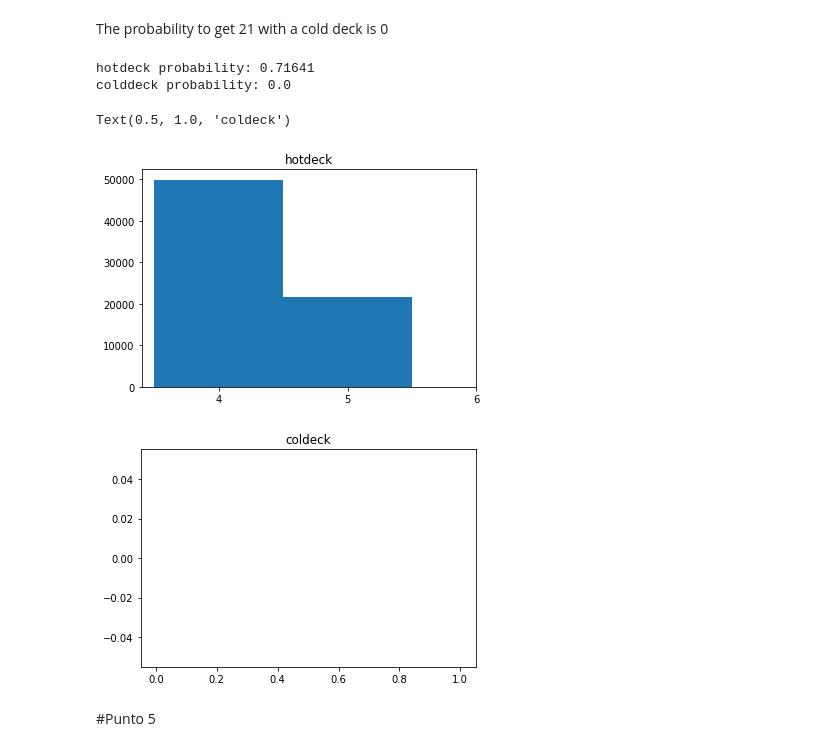
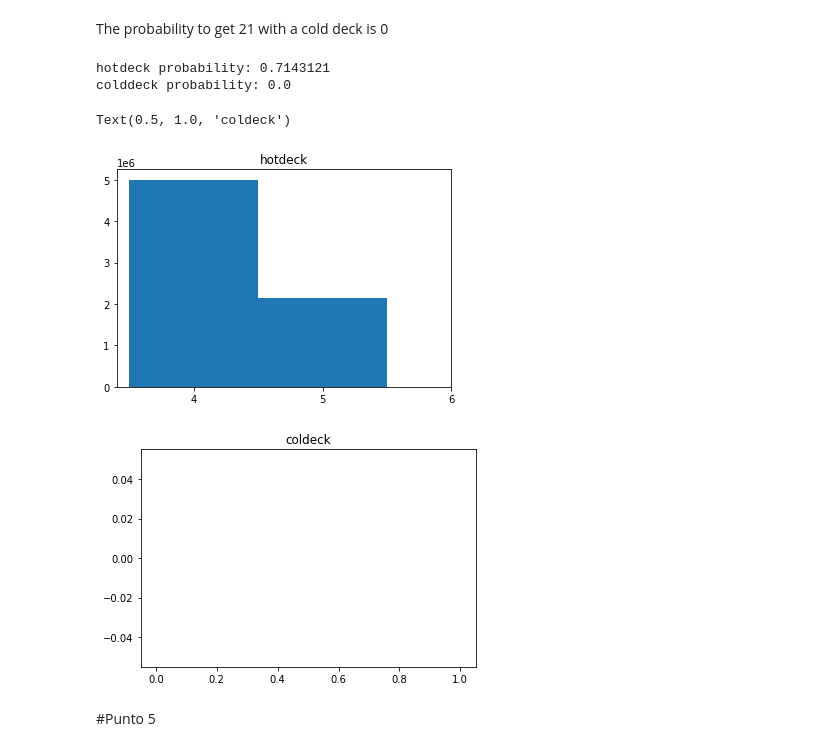
Before and after one commit to santiagoavilaunal/MetNumUN2020II, a Jupyter notebook: lab4/21BlackjackGrClass1StGrooup10.ipynb.ipynb, the cells around one changed output. Drawn from its saved outputs; the diff is of its cells as text; code cells hidden in the pictures.

```diff
--- a/lab4/21BlackjackGrClass1StGrooup10.ipynb.ipynb
+++ b/lab4/21BlackjackGrClass1StGrooup10.ipynb.ipynb
@@ -21,13 +21,12 @@ poker_deck_52 = [1,2,3,4,5,6,7,8,9,10,11,12,13,1,2,3,4,5,6,7,8,9,10,11,12,13,1,2
 #baraja poker modificada
 poker_deck_52_1 = [1,2,3,4,5,6,7,8,9,10,10,10,10,1,2,3,4,5,6,7,8,9,10,10,10,10,1,2,3,4,5,6,7,8,9,10,10,10,10,1,2,3,4,5,6,7,8,9,10,10,10,10]
 
-n = 100000
+n = 10000000
 
 
 #calcular la probabilidad de hacer 21 en n intentos con la baraja "cartas", si prnt es verdadero, imprime el resultado con el nombre "name". De lo contrario retorna la probabilidad
 def prob_21(cartas, n, name, prnt):
     prb = 0
-    j = 0
 
     for i in range(n):
         sum = 0
@@ -36,7 +35,6 @@ def prob_21(cartas, n, name, prnt):
             num = r.choice(brj)
             sum += num
             brj.remove(num)
-            j += 1
 
         prb += 1 if sum == 21 else 0
 
@@ -47,7 +45,5 @@ def prob_21(cartas, n, name, prnt):
 
 
 prob_21(spanish_deck_48, n,   "spanish_deck_48  ", True)
-prob_21(spanish_deck_40_1, n, "spanish_deck_40_1", True)
 prob_21(poker_deck_52, n,     "poker_deck_52    ", True)
-prob_21(poker_deck_52_1, n,   "poker_deck_52_1  ", True)
 # %% [output]
@@ -61,7 +55,6 @@ poker_deck_52_1   : 14162 de 100000 = 0.14162
 #calcular la probabilidad de hacer 21 en n intentos con la baraja "cartas", y las cartas "act", en la mano
 def prob_21_s(cartas, n, act):
     prb = 0
-    j = 0
 
     n_cartas = []
 
@@ -74,7 +67,6 @@ def prob_21_s(cartas, n, act):
             sum += num
             nums.append(num)
             brj.remove(num)
-            j += 1
 
         if sum == 21:
             prb += 1
@@ -86,3 +78,6 @@ prb_21_spanish_48 = prob_21_s(spanish_deck_48, n, [])
 prb_21_spanish_40_1 = prob_21_s(spanish_deck_40_1, n, [])
 prb_21_poker = prob_21_s(poker_deck_52, n, [])
 prb_21_poker_1 = prob_21_s(poker_deck_52_1, n, [])
+
+prob_21(spanish_deck_40_1, n, "spanish_deck_40_1", True)
+prob_21(poker_deck_52_1, n,   "poker_deck_52_1  ", True)
@@ -221,43 +210,30 @@ hotdeck = [1,2,1,2,1,2,1,2]
 #la peor baraja, es cualquier baraja que no contenga 1 o 2
 coldeck = list(np.random.randint(3, max(poker_deck_52) + 1, size = 8))
 
-#numero de intentos
-n = 100000
-
 prb_hd = prob_21_s(hotdeck, n, current)
 prb_cd = prob_21_s(coldeck, n, current)
 
 print("hotdeck probability:", prb_hd[0] / n)
 print("colddeck probability:", prb_cd[0] / n)
 # %% [output]
-hotdeck probability: 0.71641
+hotdeck probability: 0.7143121
 colddeck probability: 0.0
 # %%
 hd = np.asarray(prb_hd[1])
 cd = np.asarray(prb_cd[1])
 
 #histograma mejor baraja
-bin7 = np.arange(hd.min(), hd.max() + 1.5) - 0.5
-
-f7 = plt.figure()
-
-ax7 = f7.add_subplot(111)
-ax7.hist(hd, bins = bin7)
-ax7.set_xticks(bin7 + 0.5)
-ax7.set_title('hotdeck')
+hist(hd, 'hotdeck')
 
 #histograma peor baraja
-#bins8 = np.arange(cd.min(), cd.max() + 1.5) - 0.5
+f1 = plt.figure()
 
-f8 = plt.figure()
-
-ax8 = f8.add_subplot(111)
-ax8.hist(cd)
-# ax8.set_xticks(bins + 0.5)
-ax8.set_title('coldeck')
+ax1 = f1.add_subplot(111)
+ax1.hist(cd)
+ax1.set_title('coldeck')
 # %% [output]
 Text(0.5, 1.0, 'coldeck')
-[figure, old version]
+[figure, new version]
 [figure]
 # %% [markdown]
 #Punto 5
```
Also changed, not shown: parts of 13 cells of this notebook.
